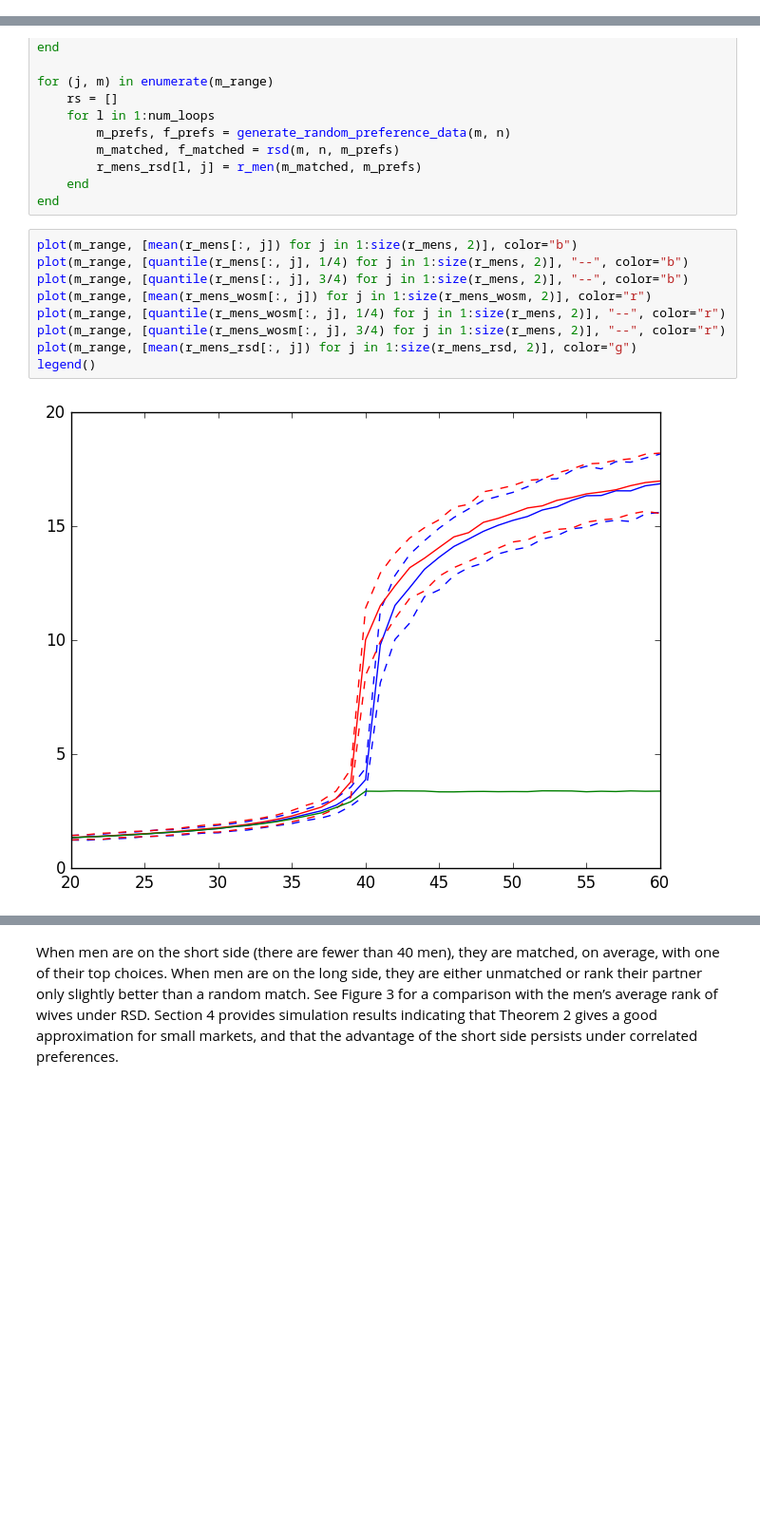
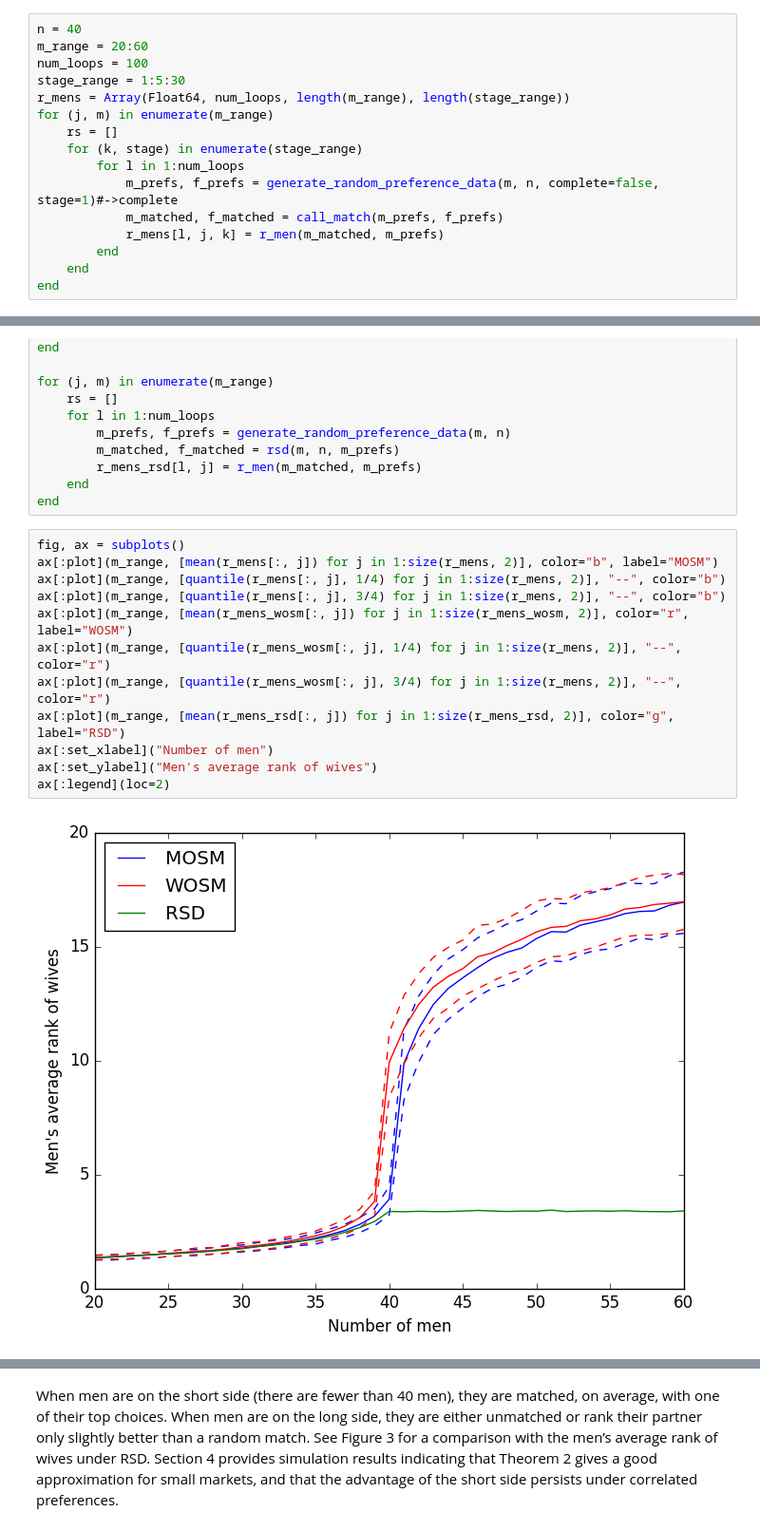
Before and after one commit to nswa17/gasshuku, a Jupyter notebook: Unbalanced Matching Markets The Stark Effect of Competition.ipynb, the cells around one changed output, grey strips where cells are left out. Shown at 95% size. Drawn from its saved outputs; the diff is of its cells as text; blank space fills up the shorter version.

```diff
--- a/Unbalanced Matching Markets The Stark Effect of Competition.ipynb
+++ b/Unbalanced Matching Markets The Stark Effect of Competition.ipynb
@@ -224,0 +262,16 @@ legend()
+# %%
+n = 40
+m_range = 20:60
+num_loops = 100
+stage_range = 1:5:30
+r_mens = Array(Float64, num_loops, length(m_range), length(stage_range))
+for (j, m) in enumerate(m_range)
+    rs = []
+    for (k, stage) in enumerate(stage_range)
+        for l in 1:num_loops
+            m_prefs, f_prefs = generate_random_preference_data(m, n, complete=false, stage=1)#->complete
+            m_matched, f_matched = call_match(m_prefs, f_prefs)
+            r_mens[l, j, k] = r_men(m_matched, m_prefs)
+        end
+    end
+end
@@ -280,13 +346,16 @@ for (j, m) in enumerate(m_range)
     end
 end
 # %%
-plot(m_range, [mean(r_mens[:, j]) for j in 1:size(r_mens, 2)], color="b")
-plot(m_range, [quantile(r_mens[:, j], 1/4) for j in 1:size(r_mens, 2)], "--", color="b")
-plot(m_range, [quantile(r_mens[:, j], 3/4) for j in 1:size(r_mens, 2)], "--", color="b")
-plot(m_range, [mean(r_mens_wosm[:, j]) for j in 1:size(r_mens_wosm, 2)], color="r")
-plot(m_range, [quantile(r_mens_wosm[:, j], 1/4) for j in 1:size(r_mens, 2)], "--", color="r")
-plot(m_range, [quantile(r_mens_wosm[:, j], 3/4) for j in 1:size(r_mens, 2)], "--", color="r")
-plot(m_range, [mean(r_mens_rsd[:, j]) for j in 1:size(r_mens_rsd, 2)], color="g")
-legend()
+fig, ax = subplots()
+ax[:plot](m_range, [mean(r_mens[:, j]) for j in 1:size(r_mens, 2)], color="b", label="MOSM")
+ax[:plot](m_range, [quantile(r_mens[:, j], 1/4) for j in 1:size(r_mens, 2)], "--", color="b")
+ax[:plot](m_range, [quantile(r_mens[:, j], 3/4) for j in 1:size(r_mens, 2)], "--", color="b")
+ax[:plot](m_range, [mean(r_mens_wosm[:, j]) for j in 1:size(r_mens_wosm, 2)], color="r", label="WOSM")
+ax[:plot](m_range, [quantile(r_mens_wosm[:, j], 1/4) for j in 1:size(r_mens, 2)], "--", color="r")
+ax[:plot](m_range, [quantile(r_mens_wosm[:, j], 3/4) for j in 1:size(r_mens, 2)], "--", color="r")
+ax[:plot](m_range, [mean(r_mens_rsd[:, j]) for j in 1:size(r_mens_rsd, 2)], color="g", label="RSD")
+ax[:set_xlabel]("Number of men")
+ax[:set_ylabel]("Men's average rank of wives")
+ax[:legend](loc=2)
 # %% [output]
-[figure, old version]
+[figure, new version]
```
Also changed, not shown: parts of 22 cells of this notebook, 1 other file.
